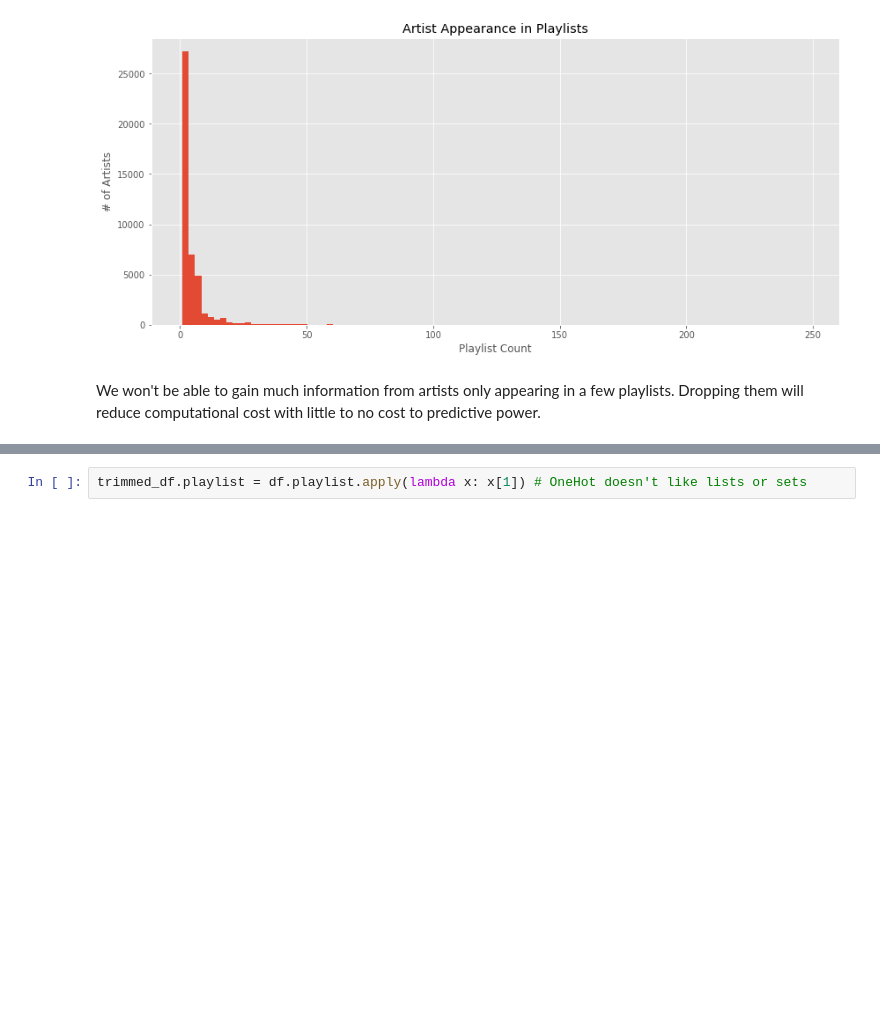
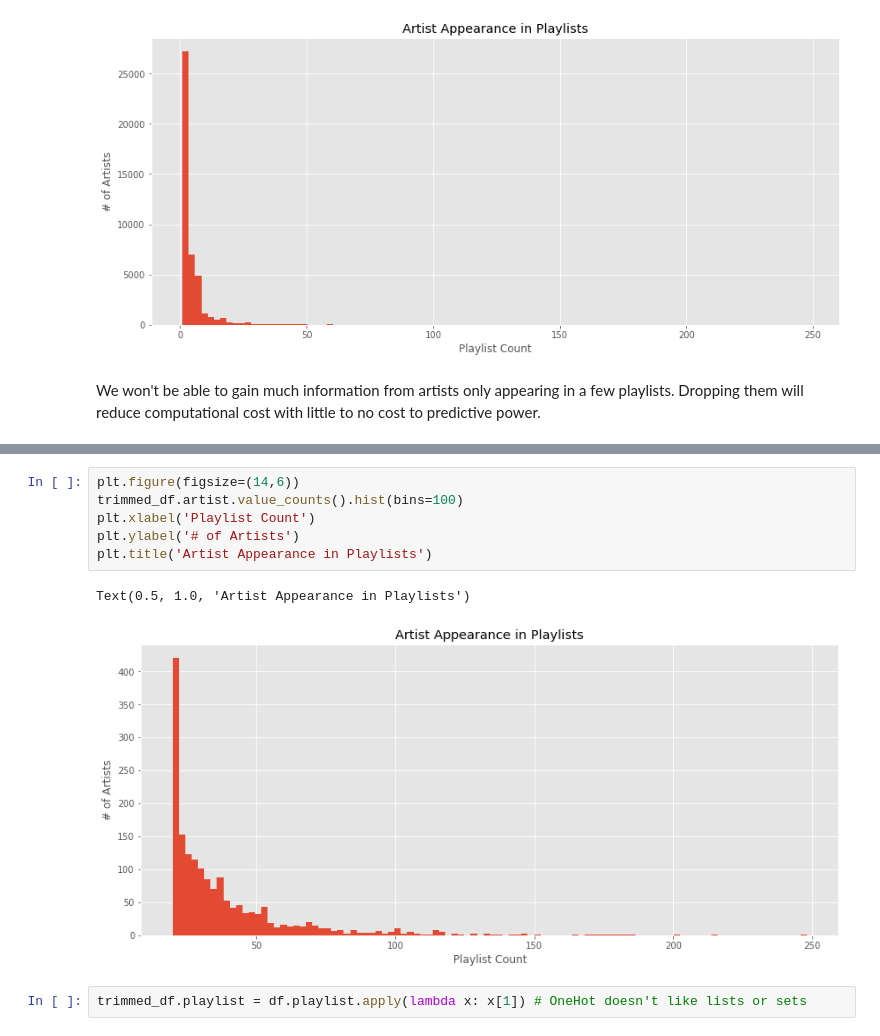
Before and after one commit to Patrickbfuller/solve_music_probs, a Jupyter notebook: ohe_playlists.ipynb, the cells around one changed output, grey strips where cells are left out. Saved outputs shown, nothing was run; the diff lists cells and outputs as text; blank space fills up the shorter version.

```diff
--- a/ohe_playlists.ipynb
+++ b/ohe_playlists.ipynb
@@ -159,3 +152,12 @@ trimmed_df.shape
+# %%
+plt.figure(figsize=(14,6))
+trimmed_df.artist.value_counts().hist(bins=100)
+plt.xlabel('Playlist Count')
+plt.ylabel('# of Artists')
+plt.title('Artist Appearance in Playlists')
+# %% [output]
+Text(0.5, 1.0, 'Artist Appearance in Playlists')
+[figure, added]
 # %%
 trimmed_df.playlist = df.playlist.apply(lambda x: x[1]) # OneHot doesn't like lists or sets
 # %%
```
Also changed, not shown: parts of 17 cells of this notebook.
